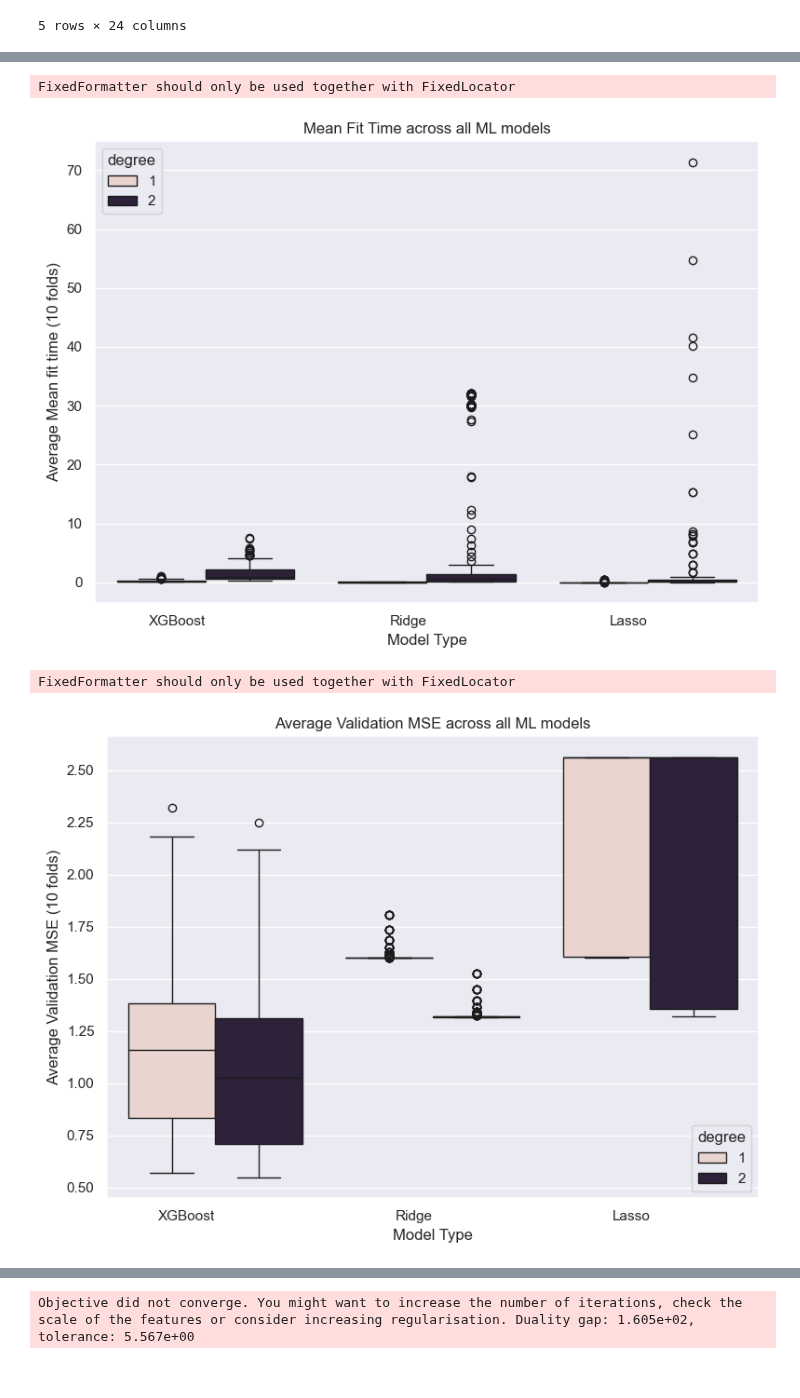
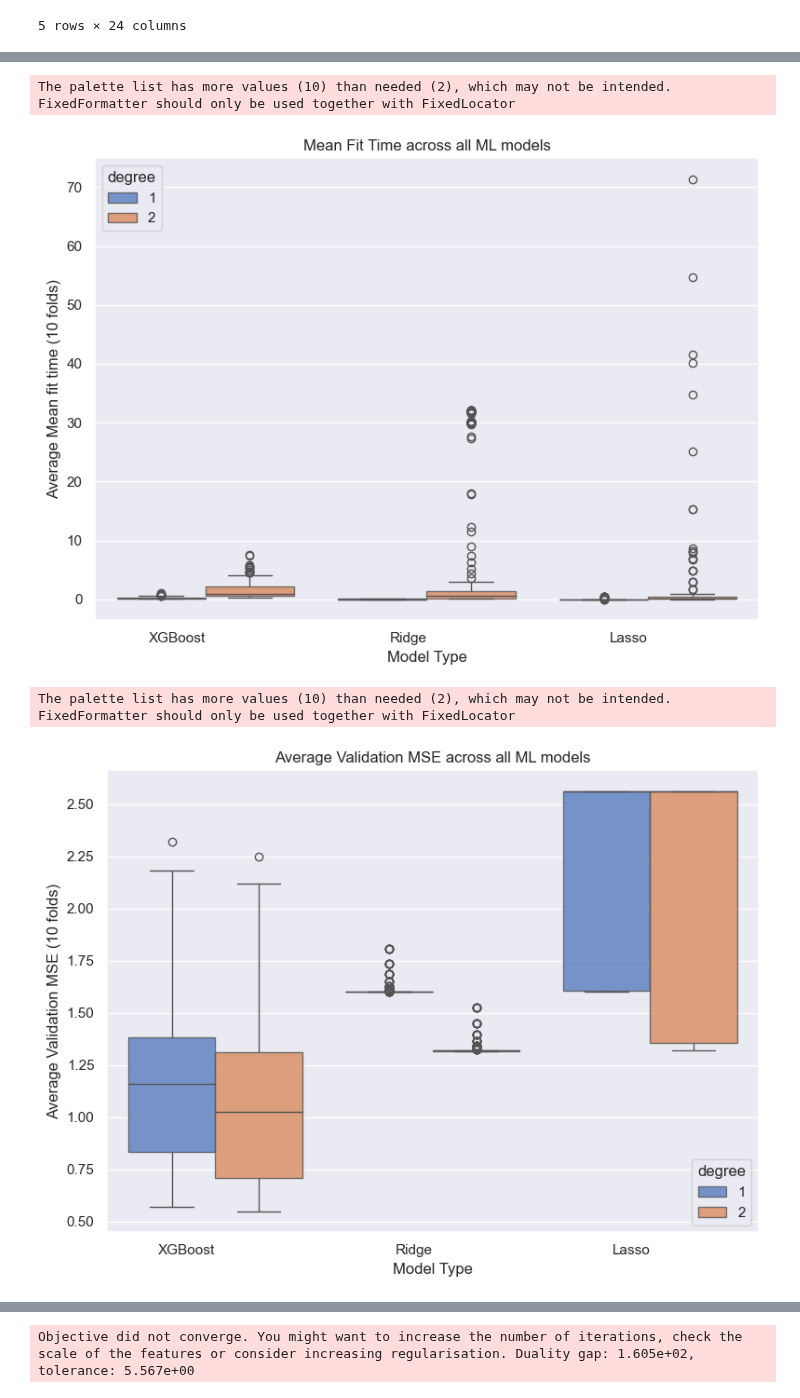
Before and after one commit to evanyfyip/vm-spinal-risk, a Jupyter notebook: vm-spinal-risk/notebooks/aim3_predictive_modeling/step2_ml_pipeline_choice_model.ipynb, the cells around one changed output, grey strips where cells are left out. Drawn from its saved outputs; the diff is of its cells as text; code cells hidden in the pictures.

```diff
--- a/vm-spinal-risk/notebooks/aim3_predictive_modeling/step2_ml_pipeline_choice_model.ipynb
+++ b/vm-spinal-risk/notebooks/aim3_predictive_modeling/step2_ml_pipeline_choice_model.ipynb
@@ -274,29 +235,34 @@ final_cv_results = final_cv_results.drop_duplicates(subset=['params', 'model_nam
 labels = list(final_cv_results['model_name'].unique())
 
 fig, ax = plt.subplots(figsize=(8, 6))
-sns.boxplot(final_cv_results, x='model_name', y='mean_fit_time', hue='degree', ax=ax)
+sns.boxplot(final_cv_results, x='model_name', y='mean_fit_time',
+            hue='degree', ax=ax, palette=sns.color_palette('muted'),
+            boxprops=dict(alpha=.8))
 ax.set_xticklabels(labels, rotation=0, ha='right', rotation_mode='anchor')
 ax.set_ylabel('Average Mean fit time (10 folds)')
 ax.set_xlabel('Model Type')
 ax.set_title('Mean Fit Time across all ML models')
 plt.tight_layout()
 # %% [output]
+The palette list has more values (10) than needed (2), which may not be intended.
 FixedFormatter should only be used together with FixedLocator
-[figure, old version]
+[figure, new version]
 # %%
 labels = list(final_cv_results['model_name'].unique())
 
 fig, ax = plt.subplots(figsize=(8, 6))
-sns.boxplot(final_cv_results, x='model_name', y='mean_test_score', hue='degree', ax=ax)
+sns.boxplot(final_cv_results, x='model_name', y='mean_test_score', hue='degree', ax=ax,
+            palette=sns.color_palette('muted'), boxprops=dict(alpha=.8))
 ax.set_xticklabels(labels, rotation=0, ha='right', rotation_mode='anchor')
 ax.set_ylabel('Average Validation MSE (10 folds)')
 ax.set_xlabel('Model Type')
 ax.set_title('Average Validation MSE across all ML models')
 plt.tight_layout()
 plt.savefig('../../figures/hp_tuning/all_choice_models_validation_mse.png')
 plt.show()
 # %% [output]
+The palette list has more values (10) than needed (2), which may not be intended.
 FixedFormatter should only be used together with FixedLocator
-[figure, old version]
+[figure, new version]
 # %%
 fig, ax = plt.subplots(figsize=(8, 6))
```
Also changed, not shown: parts of 5 cells of this notebook, 4 other files.
